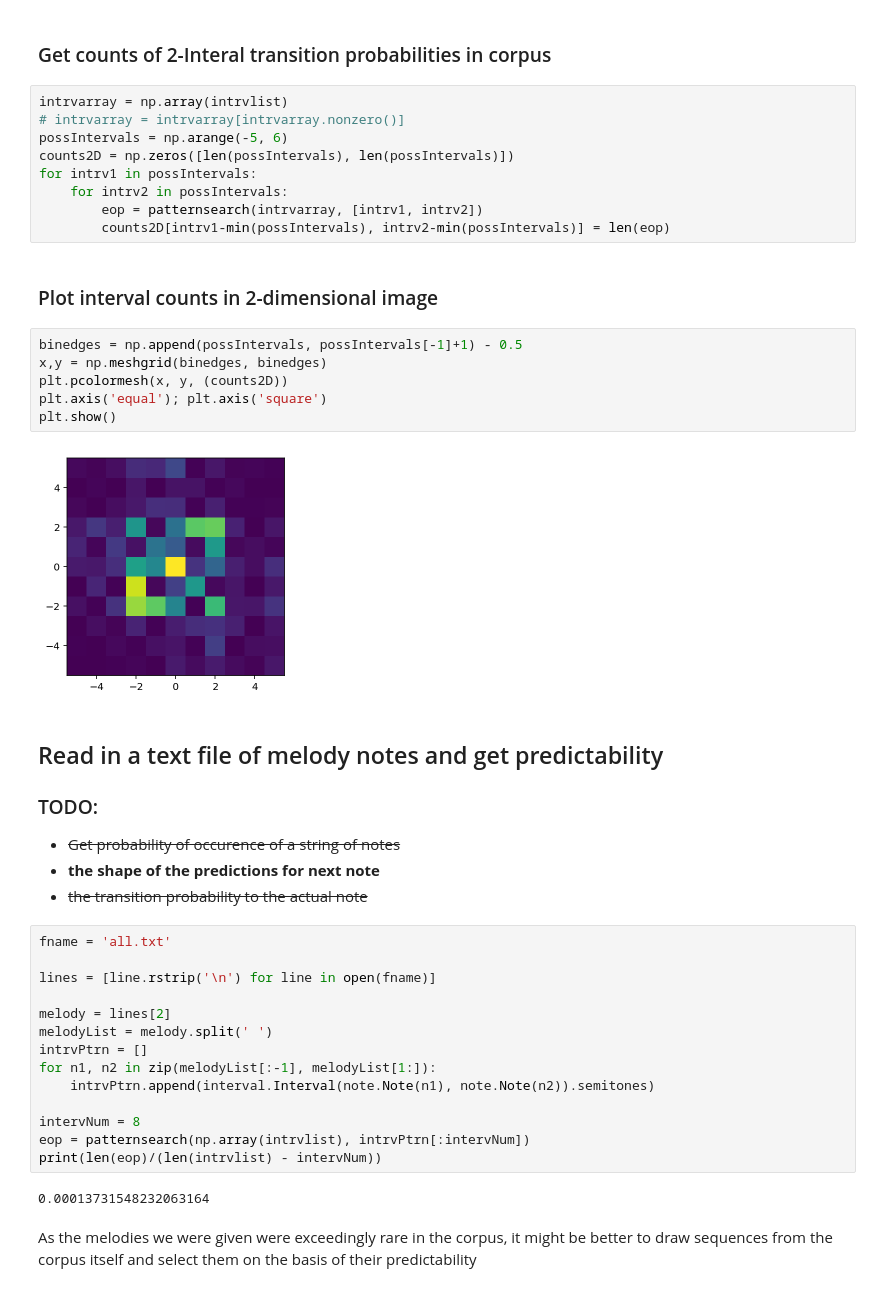
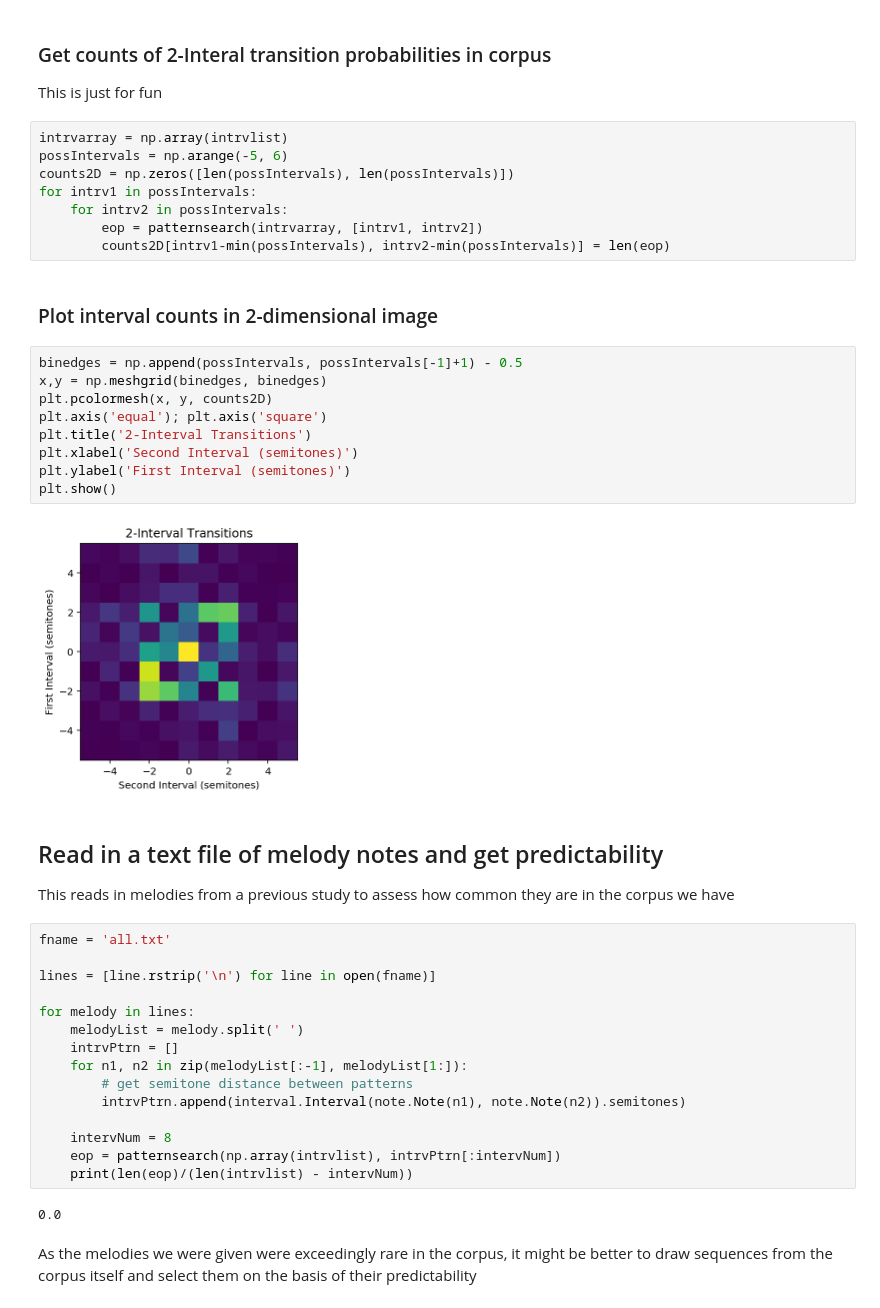
Before and after one commit to kdoelling1919/musPredict, a Jupyter notebook: IntervalPrediction.ipynb, the cells around one changed output. Saved outputs shown, nothing was run; the diff lists cells and outputs as text.

```diff
--- a/IntervalPrediction.ipynb
+++ b/IntervalPrediction.ipynb
@@ -87,9 +135,10 @@ for thisPiece in database:
 1712 of 1713 total pieces
 # %% [markdown]
 ### Get counts of 2-Interal transition probabilities in corpus
+
+This is just for fun
 # %%
 intrvarray = np.array(intrvlist)
-# intrvarray = intrvarray[intrvarray.nonzero()]
 possIntervals = np.arange(-5, 6)
 counts2D = np.zeros([len(possIntervals), len(possIntervals)])
 for intrv1 in possIntervals:
@@ -101,34 +150,35 @@ for intrv1 in possIntervals:
 # %%
 binedges = np.append(possIntervals, possIntervals[-1]+1) - 0.5
 x,y = np.meshgrid(binedges, binedges)
-plt.pcolormesh(x, y, (counts2D))
+plt.pcolormesh(x, y, counts2D)
 plt.axis('equal'); plt.axis('square')
+plt.title('2-Interval Transitions')
+plt.xlabel('Second Interval (semitones)')
+plt.ylabel('First Interval (semitones)')
 plt.show()
 # %% [output]
-[figure, old version]
+[figure, new version]
-# %% [markdown]
-## Read in a text file of melody notes and get predictability
-
-### TODO:
- - ~~Get probability of occurence of a string of notes~~
- - **the shape of the predictions for next note**
- - ~~the transition probability to the actual note~~
+# %% [markdown]
+## Read in a text file of melody notes and get predictability
+
+This reads in melodies from a previous study to assess how common they are in the corpus we have
 # %%
 fname = 'all.txt'
 
 lines = [line.rstrip('\n') for line in open(fname)]
 
-melody = lines[2]
-melodyList = melody.split(' ')
-intrvPtrn = []
-for n1, n2 in zip(melodyList[:-1], melodyList[1:]):
-    intrvPtrn.append(interval.Interval(note.Note(n1), note.Note(n2)).semitones)
+for melody in lines:
+    melodyList = melody.split(' ')
+    intrvPtrn = []
+    for n1, n2 in zip(melodyList[:-1], melodyList[1:]):
+        # get semitone distance between patterns
+        intrvPtrn.append(interval.Interval(note.Note(n1), note.Note(n2)).semitones)
 
-intervNum = 8
-eop = patternsearch(np.array(intrvlist), intrvPtrn[:intervNum])
-print(len(eop)/(len(intrvlist) - intervNum))
+    intervNum = 8
+    eop = patternsearch(np.array(intrvlist), intrvPtrn[:intervNum])
+    print(len(eop)/(len(intrvlist) - intervNum))
 # %% [output]
-0.00013731548232063164
+0.0
 # %% [markdown]
 As the melodies we were given were exceedingly rare in the corpus, it might be better to draw sequences from the corpus itself and select them on the basis of their predictability
 # %% [markdown]
```
Also changed, not shown: parts of 17 cells of this notebook, 1 other file.
